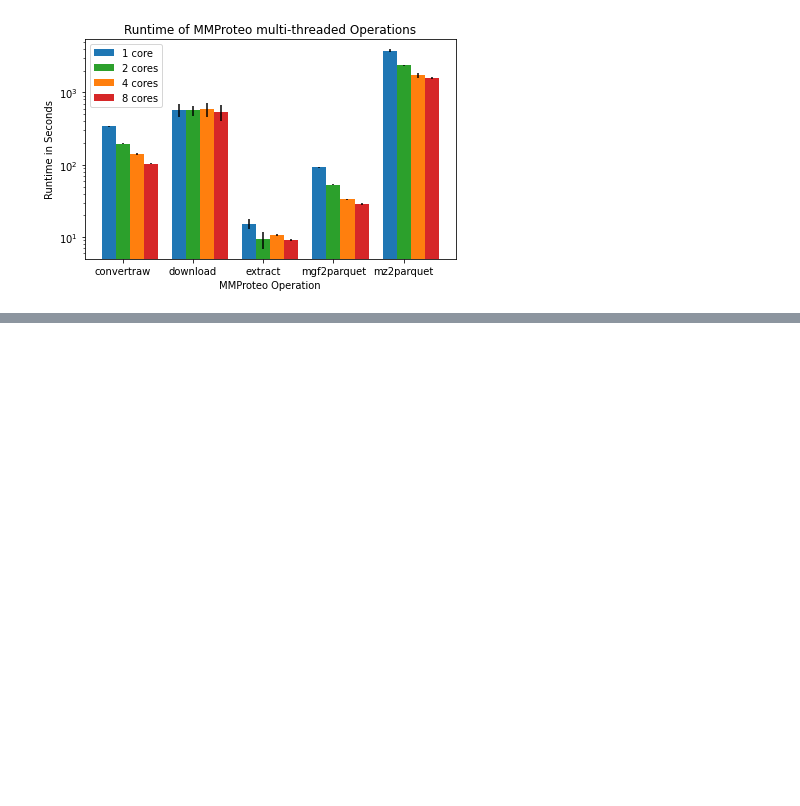
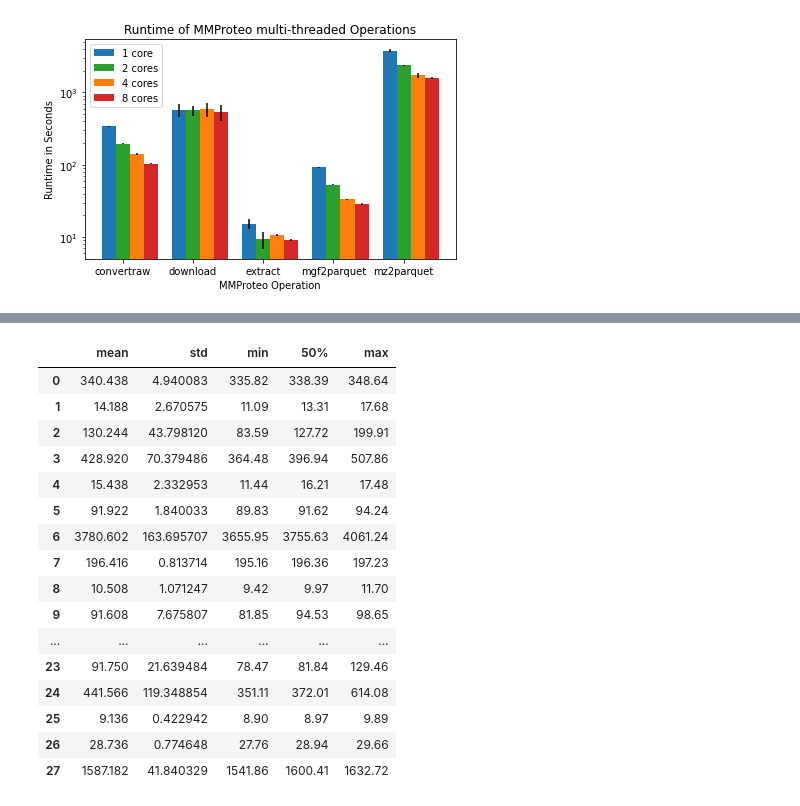
Before and after one commit to Miroka96/mmproteo, a Jupyter notebook: benchmarking/visualization.ipynb, the cells around one changed output, grey strips where cells are left out. Saved outputs shown, nothing was run; the diff lists cells and outputs as text; code cells hidden in the pictures; blank space fills up the shorter version.

```diff
--- a/benchmarking/visualization.ipynb
+++ b/benchmarking/visualization.ipynb
@@ -134,0 +158,25 @@ plt.show()
+# %%
+latex_df_stats = latex_df[[f'run_{i}' for i in range(5)]]\
+.T\
+.describe(percentiles=[])\
+.T\
+.drop(columns=['count'])
+latex_df_stats
+# %% [output]
+|  | mean | std | min | 50% | max |
+| 0 | 340.438 | 4.940083 | 335.82 | 338.39 | 348.64 |
+| 1 | 14.188 | 2.670575 | 11.09 | 13.31 | 17.68 |
+| 2 | 130.244 | 43.798120 | 83.59 | 127.72 | 199.91 |
+| 3 | 428.920 | 70.379486 | 364.48 | 396.94 | 507.86 |
+| 4 | 15.438 | 2.332953 | 11.44 | 16.21 | 17.48 |
+| 5 | 91.922 | 1.840033 | 89.83 | 91.62 | 94.24 |
+| 6 | 3780.602 | 163.695707 | 3655.95 | 3755.63 | 4061.24 |
+| 7 | 196.416 | 0.813714 | 195.16 | 196.36 | 197.23 |
+| 8 | 10.508 | 1.071247 | 9.42 | 9.97 | 11.70 |
+| 9 | 91.608 | 7.675807 | 81.85 | 94.53 | 98.65 |
+| ... | ... | ... | ... | ... | ... |
+| 23 | 91.750 | 21.639484 | 78.47 | 81.84 | 129.46 |
+| 24 | 441.566 | 119.348854 | 351.11 | 372.01 | 614.08 |
+| 25 | 9.136 | 0.422942 | 8.90 | 8.97 | 9.89 |
+| 26 | 28.736 | 0.774648 | 27.76 | 28.94 | 29.66 |
+| 27 | 1587.182 | 41.840329 | 1541.86 | 1600.41 | 1632.72 |
```
Also changed, not shown: parts of 6 cells of this notebook, 1 other file.
